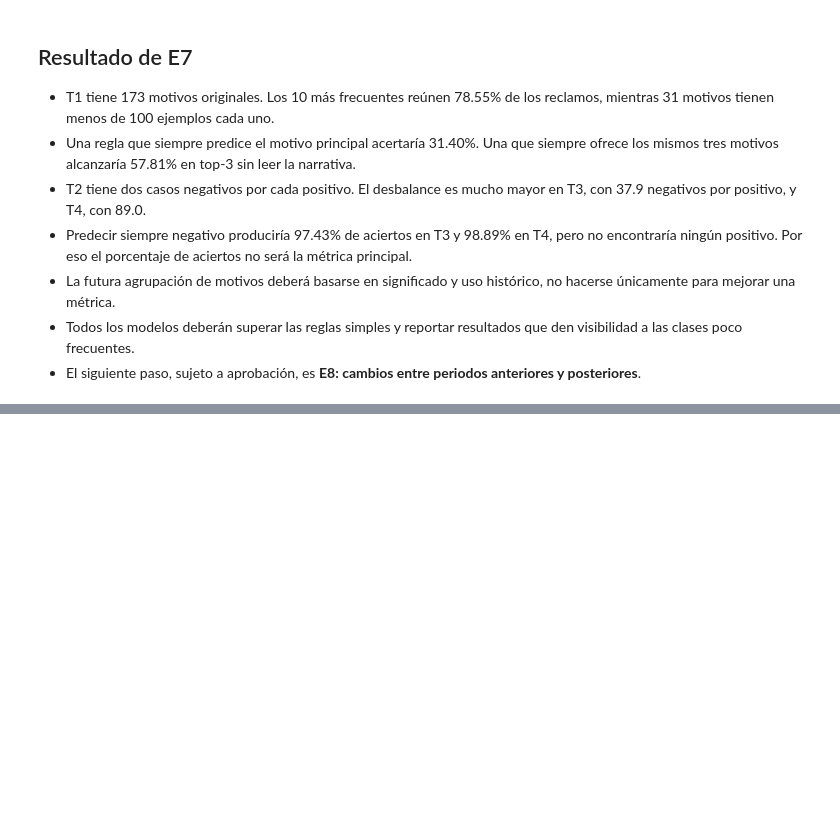
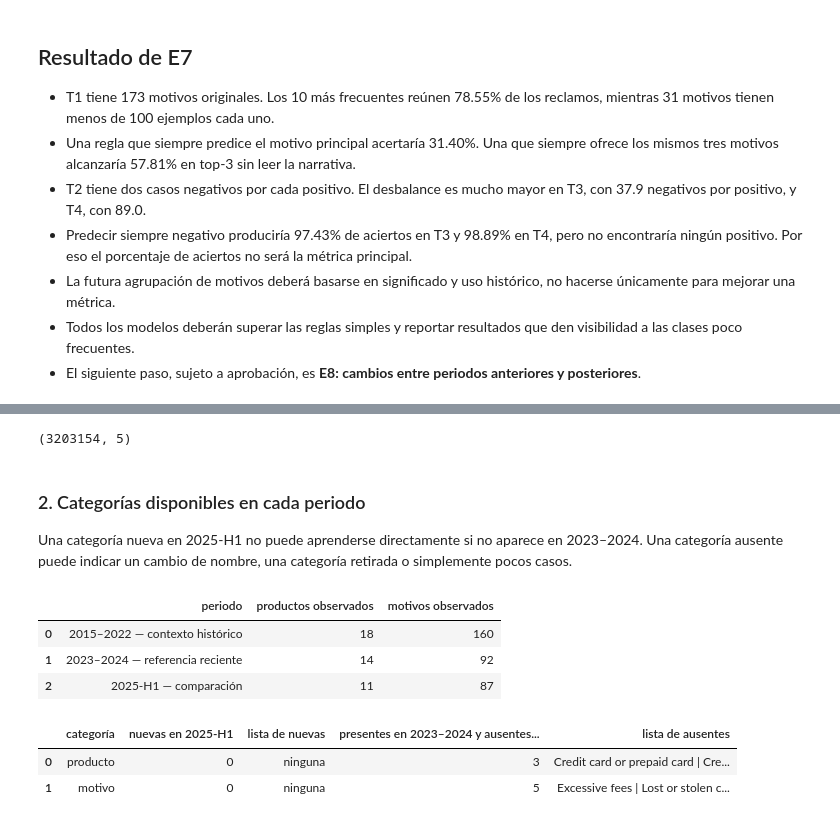
Before and after one commit to Codenid/capstone-claims-triage, a Jupyter notebook: notebooks/01_eda.ipynb, the cells around one changed output, grey strips where cells are left out. Drawn from its saved outputs; the diff is of its cells as text; code cells hidden in the pictures; blank space fills up the shorter version.

```diff
--- a/notebooks/01_eda.ipynb
+++ b/notebooks/01_eda.ipynb
@@ -1377,0 +1419,48 @@ display(naive_table)
+# %%
+temporal_columns = [
+    "Product", "Issue",
+    "Company response to consumer", "Timely response?",
+]
+temporal_data = pd.read_parquet(RAW_PATH, columns=temporal_columns, dtype_backend="pyarrow")
+temporal_data["period"] = period
+analysis_data = temporal_data[temporal_data["period"].isin(analysis_periods)].copy()
+analysis_data.shape
+# %% [output]
+(3203154, 5)
+# %% [markdown]
+### 2. Categorías disponibles en cada periodo
+
+Una categoría nueva en 2025-H1 no puede aprenderse directamente si no aparece en 2023–2024. Una categoría ausente puede indicar un cambio de nombre, una categoría retirada o simplemente pocos casos.
+# %%
+taxonomy_rows = []
+for current_period in analysis_periods:
+    current = analysis_data[analysis_data["period"] == current_period]
+    taxonomy_rows.append({
+        "periodo": current_period,
+        "productos observados": current["Product"].nunique(),
+        "motivos observados": current["Issue"].nunique(),
+    })
+display(pd.DataFrame(taxonomy_rows))
+
+change_rows = []
+for column, name in [("Product", "producto"), ("Issue", "motivo")]:
+    reference_values = set(analysis_data.loc[analysis_data["period"] == analysis_periods[1], column].dropna().unique())
+    comparison_values = set(analysis_data.loc[analysis_data["period"] == analysis_periods[2], column].dropna().unique())
+    new_values = sorted(comparison_values - reference_values)
+    absent_values = sorted(reference_values - comparison_values)
+    change_rows.append({
+        "categoría": name,
+        "nuevas en 2025-H1": len(new_values),
+        "lista de nuevas": " | ".join(new_values) if new_values else "ninguna",
+        "presentes en 2023–2024 y ausentes en 2025-H1": len(absent_values),
+        "lista de ausentes": " | ".join(absent_values) if absent_values else "ninguna",
+    })
+display(pd.DataFrame(change_rows))
+# %% [output]
+|  | periodo | productos observados | motivos observados |
+| 0 | 2015–2022 — contexto histórico | 18 | 160 |
+| 1 | 2023–2024 — referencia reciente | 14 | 92 |
+| 2 | 2025-H1 — comparación | 11 | 87 |
+|  | categoría | nuevas en 2025-H1 | lista de nuevas | presentes en 2023–2024 y ausentes... | lista de ausentes |
+| 0 | producto | 0 | ninguna | 3 | Credit card or prepaid card | Cre... |
+| 1 | motivo | 0 | ninguna | 5 | Excessive fees | Lost or stolen c... |
```
Also changed, not shown: parts of 8 cells of this notebook.
